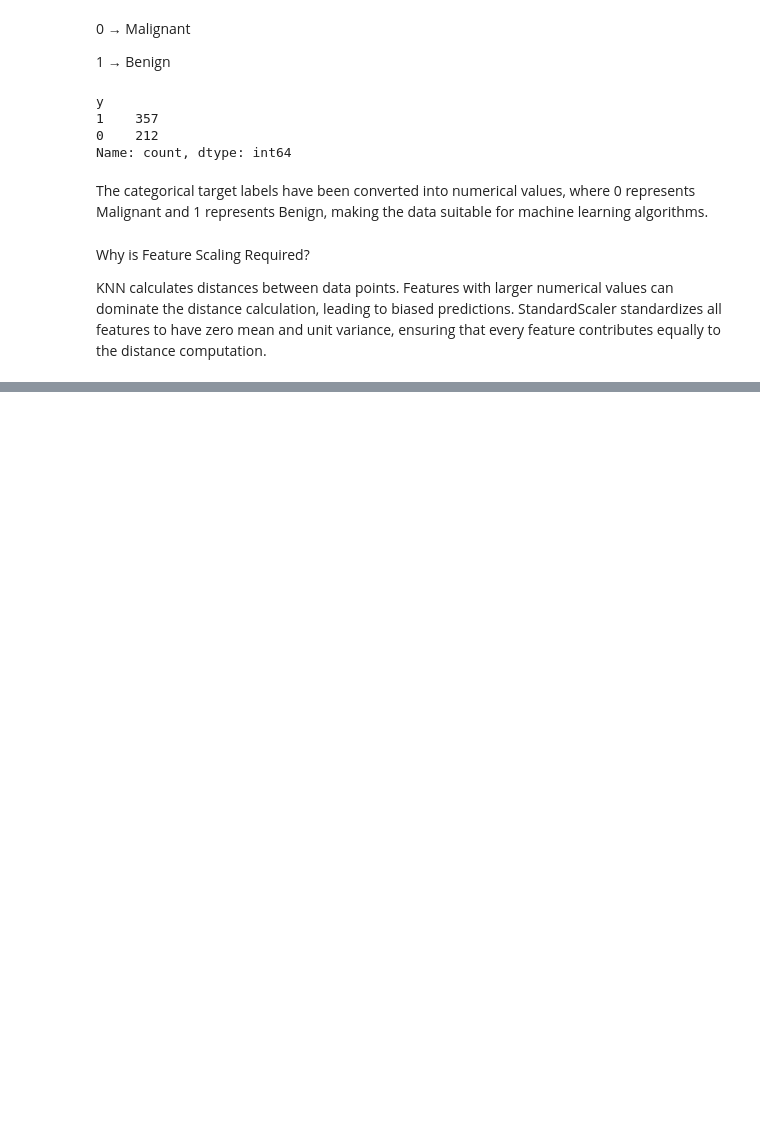
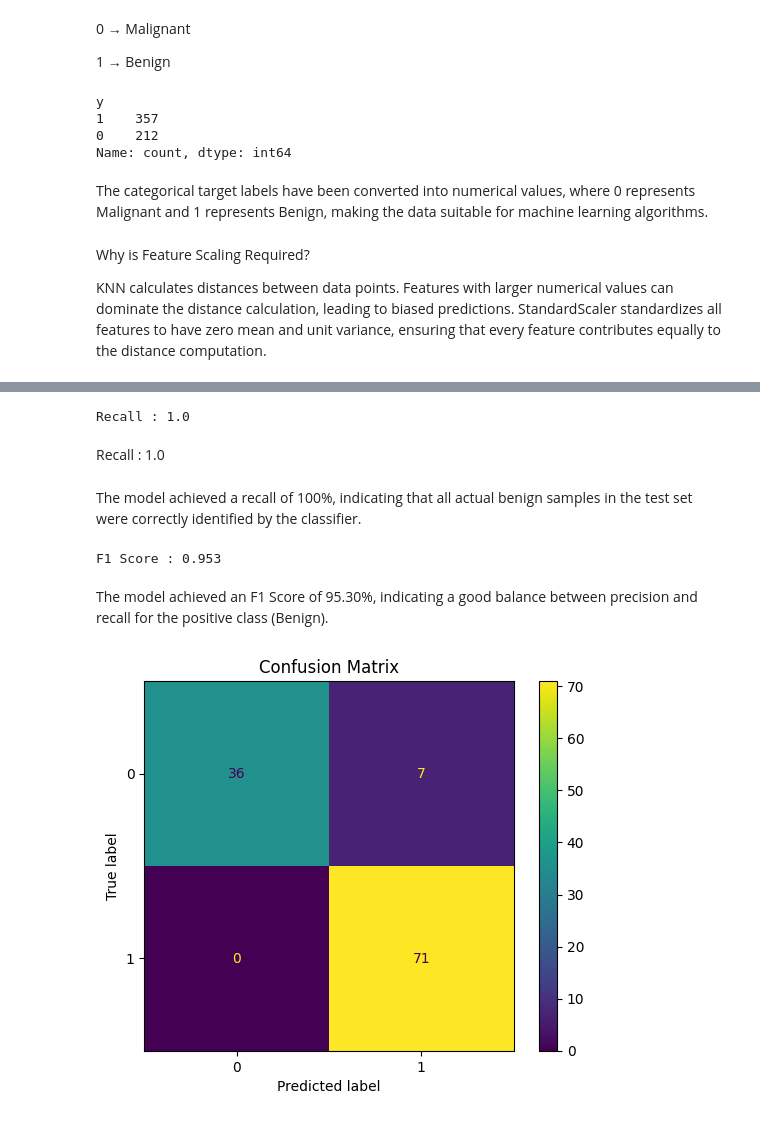
Before and after one commit to nirupamanv/ML-lab-2547236, a Jupyter notebook: lab4.ipynb, the cells around one changed output, grey strips where cells are left out. Saved outputs shown, nothing was run; the diff lists cells and outputs as text; code cells hidden in the pictures; blank space fills up the shorter version.

```diff
--- a/lab4.ipynb
+++ b/lab4.ipynb
@@ -162,0 +264,8 @@ KNN calculates distances between data points. Features with larger numerical val
+# %%
+# Heuristic Method for K Selection
+import math
+
+heuristic_k = int(math.sqrt(len(X_train80)))
+
+print("Training Samples :", len(X_train80))
+print("Heuristic K :", heuristic_k)
@@ -162,0 +556,7 @@ KNN calculates distances between data points. Features with larger numerical val
+# %%
+# Step 2: Train the Final Model
+final_knn = KNeighborsClassifier(n_neighbors=16)
+
+final_knn.fit(X_train80, y_train80)
+
+y_pred = final_knn.predict(X_test80)
@@ -162,0 +581,33 @@ KNN calculates distances between data points. Features with larger numerical val
+# %%
+# Step 5: Recall
+recall = recall_score(y_test80, y_pred)
+
+print("Recall :", round(recall,4))
+# %% [output]
+Recall : 1.0
+# %% [markdown]
+Recall : 1.0
+# %% [markdown]
+The model achieved a recall of 100%, indicating that all actual benign samples in the test set were correctly identified by the classifier.
+# %%
+# Step 6: F1 Score
+f1 = f1_score(y_test80, y_pred)
+
+print("F1 Score :", round(f1,4))
+# %% [output]
+F1 Score : 0.953
+# %% [markdown]
+The model achieved an F1 Score of 95.30%, indicating a good balance between precision and recall for the positive class (Benign).
+# %%
+# Step 7: Confusion Matrix
+cm = confusion_matrix(y_test80, y_pred)
+
+disp = ConfusionMatrixDisplay(confusion_matrix=cm)
+
+disp.plot()
+
+plt.title("Confusion Matrix")
+
+plt.show()
+# %% [output]
+[figure, added]
```
Also changed, not shown: parts of 65 cells of this notebook, 2 other files.
